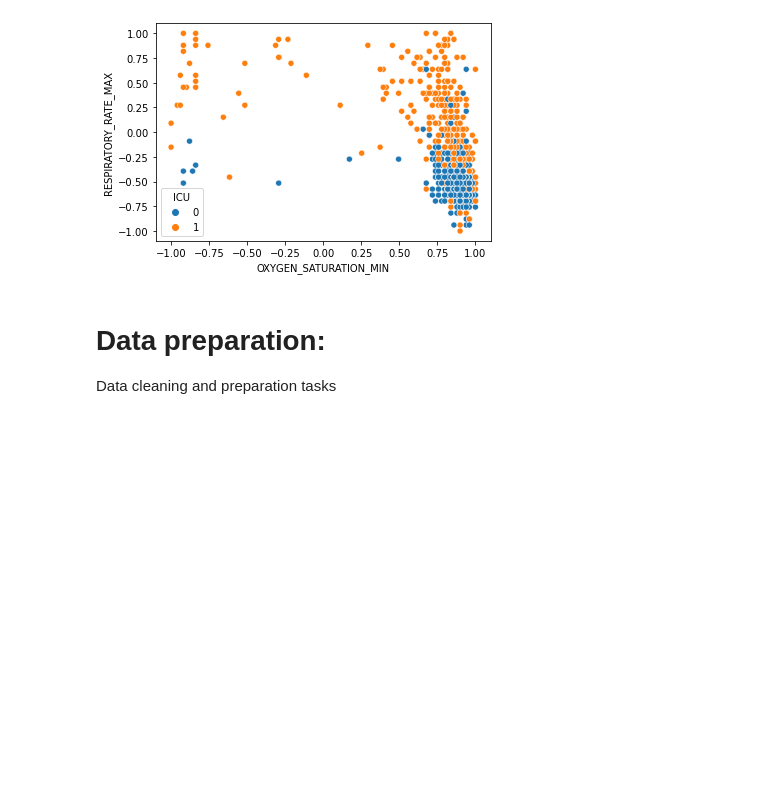
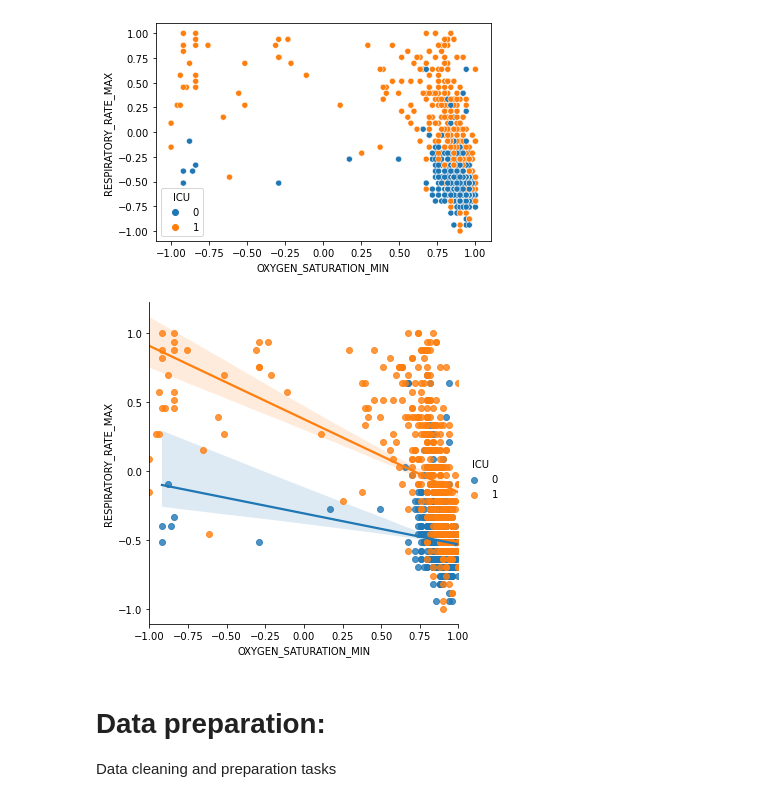
Before and after one commit to gusAGR/machine-learning-tfg, a Jupyter notebook: notebooks/Sirio_Libanes.ipynb, the cells around one changed output. Saved outputs shown, nothing was run; the diff lists cells and outputs as text; code cells hidden in the pictures; blank space fills up the shorter version.

```diff
--- a/notebooks/Sirio_Libanes.ipynb
+++ b/notebooks/Sirio_Libanes.ipynb
@@ -110,6 +114,10 @@ sns.scatterplot(x='OXYGEN_SATURATION_MIN', y='RESPIRATORY_RATE_MAX', hue='ICU',
 # %% [output]
 <AxesSubplot:xlabel='OXYGEN_SATURATION_MIN', ylabel='RESPIRATORY_RATE_MAX'>
 [figure]
+# %%
+sns.lmplot(x='OXYGEN_SATURATION_MIN', y='RESPIRATORY_RATE_MAX', hue='ICU', data=data);
+# %% [output]
+[figure, added]
 # %% [markdown]
 # Data preparation:
 
```
Also changed, not shown: parts of 3 cells of this notebook.
